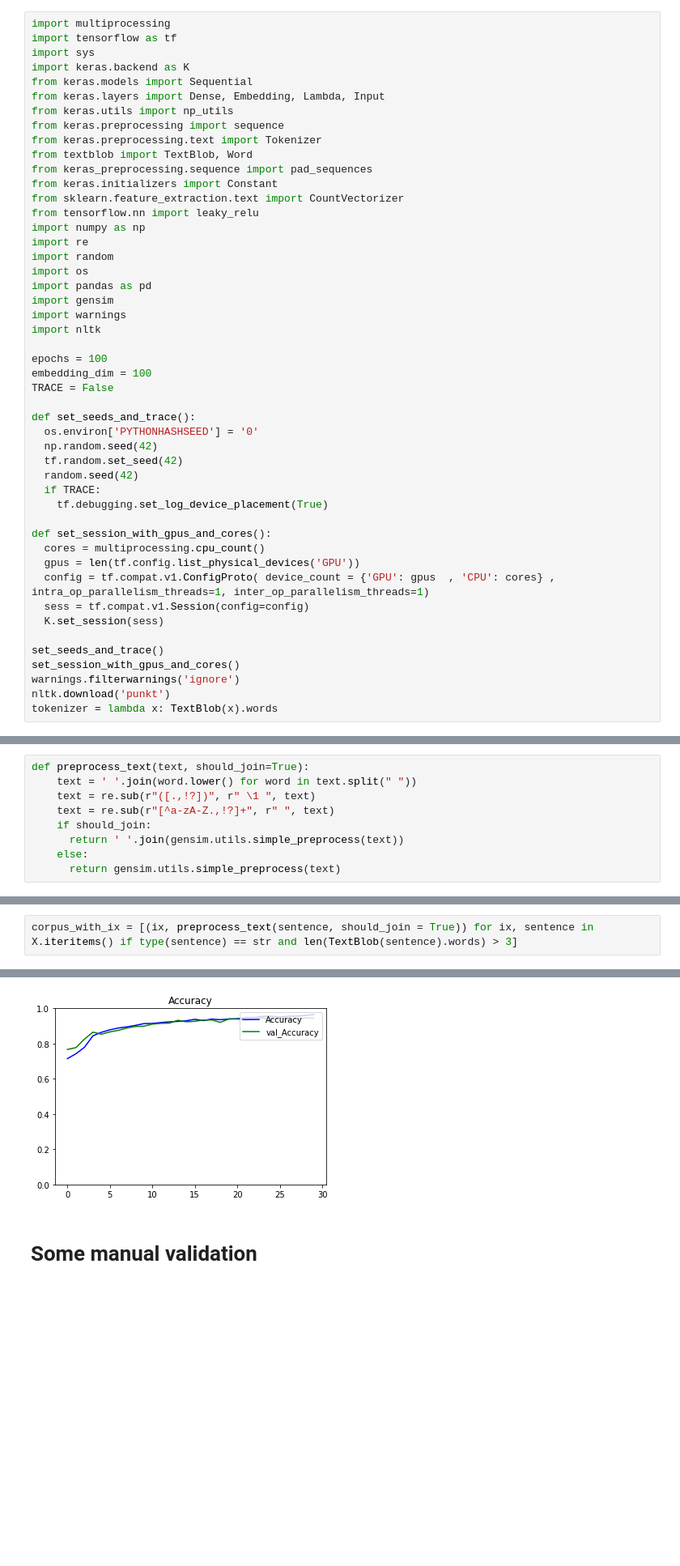
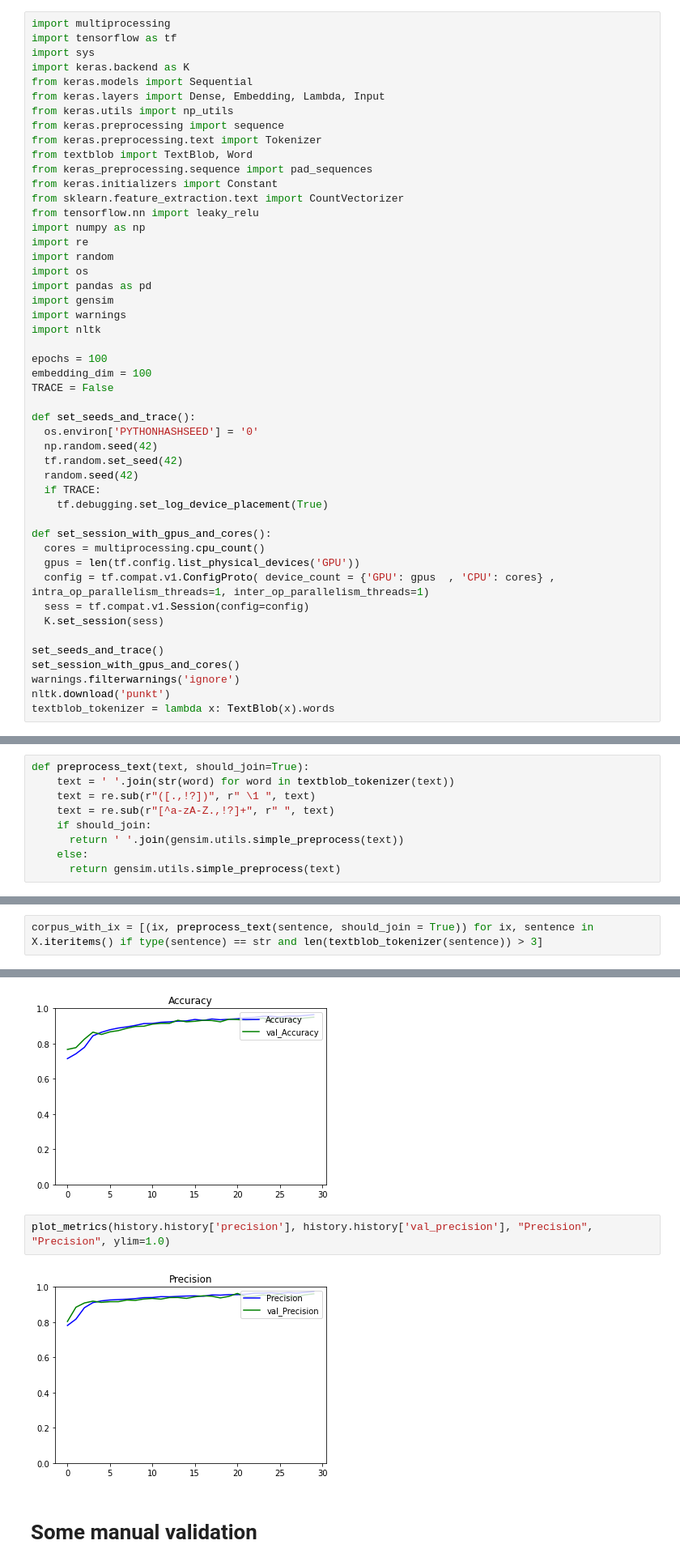
Before and after one commit to axel-sirota/tf-dev-nlp, a Jupyter notebook: module4/TF_Developer_NLP_Module4_Demo1_Intent_Classification.ipynb, the cells around one changed output, grey strips where cells are left out. Shown: that part at 81% size. Cells and saved outputs as stored; diff of their text form; blank space fills up the shorter version.

```diff
--- a/module4/TF_Developer_NLP_Module4_Demo1_Intent_Classification.ipynb
+++ b/module4/TF_Developer_NLP_Module4_Demo1_Intent_Classification.ipynb
@@ -72,6 +67,6 @@ set_seeds_and_trace()
 set_session_with_gpus_and_cores()
 warnings.filterwarnings('ignore')
 nltk.download('punkt')
-tokenizer = lambda x: TextBlob(x).words
+textblob_tokenizer = lambda x: TextBlob(x).words
 # %% [output]
 [nltk_data] Downloading package punkt to /root/nltk_data...
@@ -126,7 +103,7 @@ atis_flight, all flights from boston to washington
 atis_ground_service, what kind of ground transportation is available in denver
 # %%
 def preprocess_text(text, should_join=True):
-    text = ' '.join(word.lower() for word in text.split(" "))
+    text = ' '.join(str(word) for word in textblob_tokenizer(text))
     text = re.sub(r"([.,!?])", r" \1 ", text)
     text = re.sub(r"[^a-zA-Z.,!?]+", r" ", text)
     if should_join:
@@ -200,7 +177,7 @@ Name: intent, Length: 4948, dtype: object
 # %% [markdown]
 ## Creating the corpus and tokenizing
 # %%
-corpus_with_ix = [(ix, preprocess_text(sentence, should_join = True)) for ix, sentence in X.iteritems() if type(sentence) == str and len(TextBlob(sentence).words) > 3]
+corpus_with_ix = [(ix, preprocess_text(sentence, should_join = True)) for ix, sentence in X.iteritems() if type(sentence) == str and len(textblob_tokenizer(sentence)) > 3]
 # %%
 corpus_with_ix[0]
 # %% [output]
@@ -399,6 +381,10 @@ plot_metrics(history.history['loss'], history.history['val_loss'], "Loss", "Loss
 plot_metrics(history.history['accuracy'], history.history['val_accuracy'], "Accuracy", "Accuracy", ylim=1.0)
 # %% [output]
 [figure]
+# %%
+plot_metrics(history.history['precision'], history.history['val_precision'], "Precision", "Precision", ylim=1.0)
+# %% [output]
+[figure, added]
 # %% [markdown]
 # Some manual validation
 # %%
```
Also changed, not shown: parts of 27 cells of this notebook.
